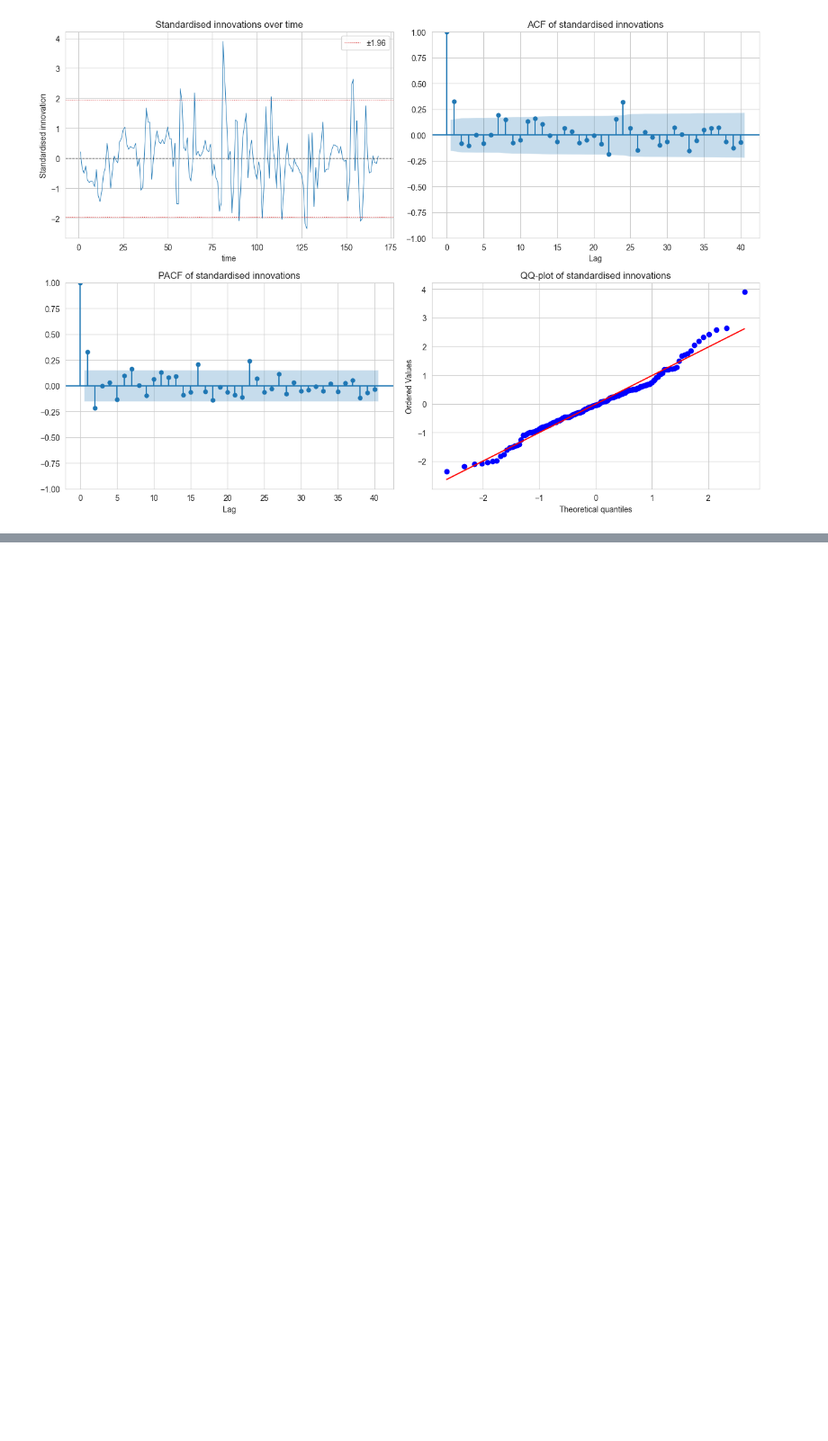
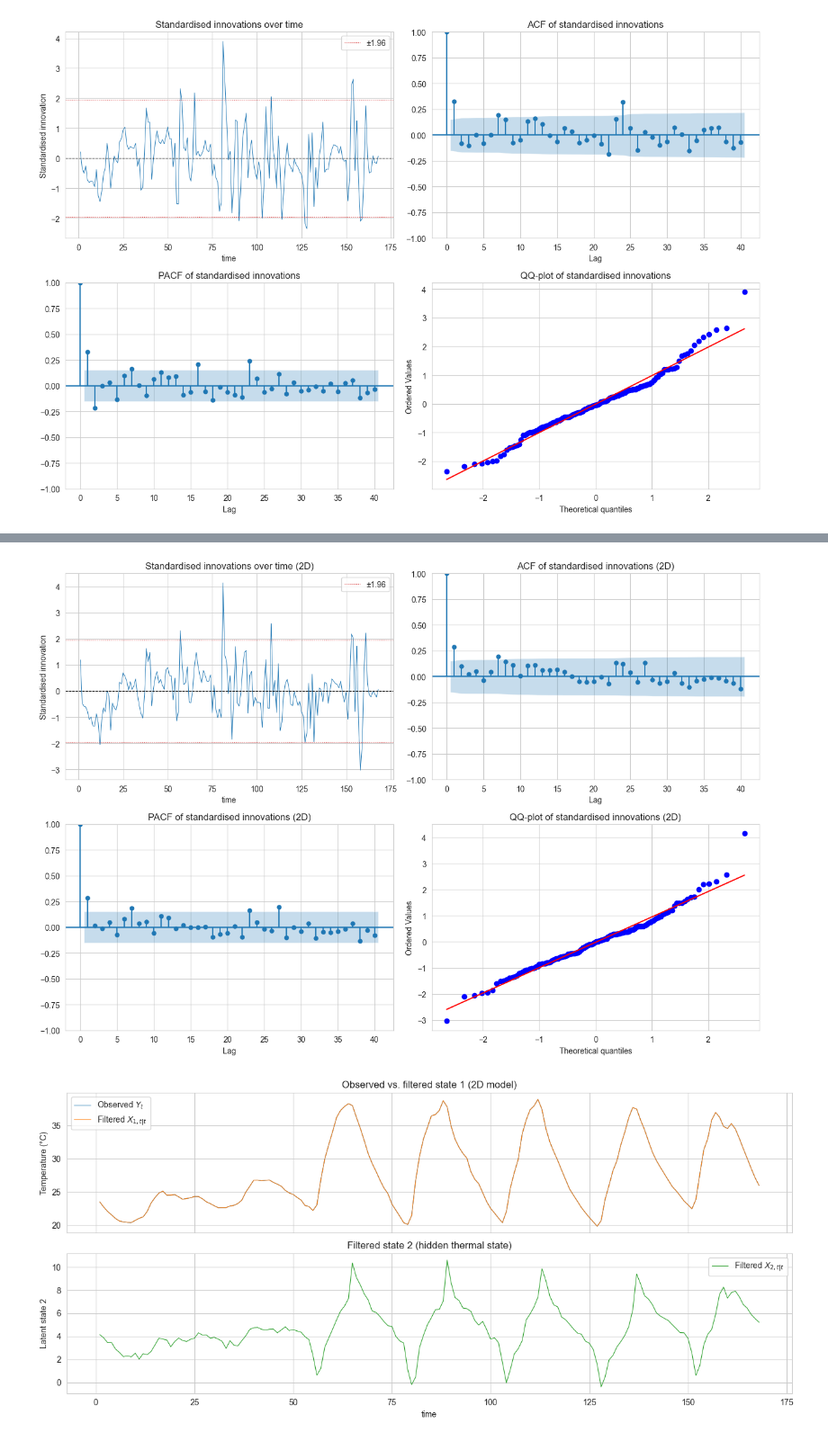
Before and after one commit to JesperDTU/TimeSeriesAnalysis_Assignments, a Jupyter notebook: Assignment4/Task2.ipynb, the cells around one changed output, grey strips where cells are left out. Shown at 90% size. Drawn from its saved outputs; the diff is of its cells as text; code cells hidden in the pictures; blank space fills up the shorter version.

```diff
--- a/Assignment4/Task2.ipynb
+++ b/Assignment4/Task2.ipynb
@@ -199,0 +345,51 @@ plt.show()
+# %%
+# --- Residual analysis for 2D model ---
+innov_2d, S_2d, x_filt_2d, _ = kf_filter_2d(par_2d, Y, U)
+std_innov_2d = innov_2d / np.sqrt(S_2d)
+
+fig, axes = plt.subplots(2, 2, figsize=(13, 9))
+
+# 1. Standardised innovations over time
+ax = axes[0, 0]
+ax.plot(data['time'].values, std_innov_2d, color='C0', linewidth=0.7)
+ax.axhline(0,     color='k',  linewidth=0.8, linestyle='--')
+ax.axhline( 1.96, color='C3', linewidth=0.8, linestyle=':', label='±1.96')
+ax.axhline(-1.96, color='C3', linewidth=0.8, linestyle=':')
+ax.set_title('Standardised innovations over time (2D)')
+ax.set_xlabel('time'); ax.set_ylabel('Standardised innovation')
+ax.legend()
+
+# 2. ACF
+plot_acf(std_innov_2d, lags=40, ax=axes[0, 1],
+         title='ACF of standardised innovations (2D)')
+axes[0, 1].set_xlabel('Lag')
+
+# 3. PACF
+plot_pacf(std_innov_2d, lags=40, ax=axes[1, 0],
+          title='PACF of standardised innovations (2D)', method='ywm')
+axes[1, 0].set_xlabel('Lag')
+
+# 4. QQ-plot
+probplot(std_innov_2d, dist='norm', plot=axes[1, 1])
+axes[1, 1].set_title('QQ-plot of standardised innovations (2D)')
+
+plt.tight_layout()
+plt.show()
+
+# --- Filtered states vs observed ---
+fig, axes = plt.subplots(2, 1, figsize=(13, 6), sharex=True)
+
+axes[0].plot(data['time'].values, Y,                color='C0', linewidth=0.8, label='Observed $Y_t$')
+axes[0].plot(data['time'].values, x_filt_2d[:, 0],  color='C1', linewidth=0.8, label='Filtered $X_{1,t|t}$')
+axes[0].set_ylabel('Temperature (°C)'); axes[0].legend()
+axes[0].set_title('Observed vs. filtered state 1 (2D model)')
+
+axes[1].plot(data['time'].values, x_filt_2d[:, 1],  color='C2', linewidth=0.8, label='Filtered $X_{2,t|t}$')
+axes[1].set_ylabel('Latent state 2'); axes[1].set_xlabel('time'); axes[1].legend()
+axes[1].set_title('Filtered state 2 (hidden thermal state)')
+
+plt.tight_layout()
+plt.show()
+# %% [output]
+[figure, added]
+[figure, added]
```
Also changed, not shown: parts of 7 cells of this notebook.
